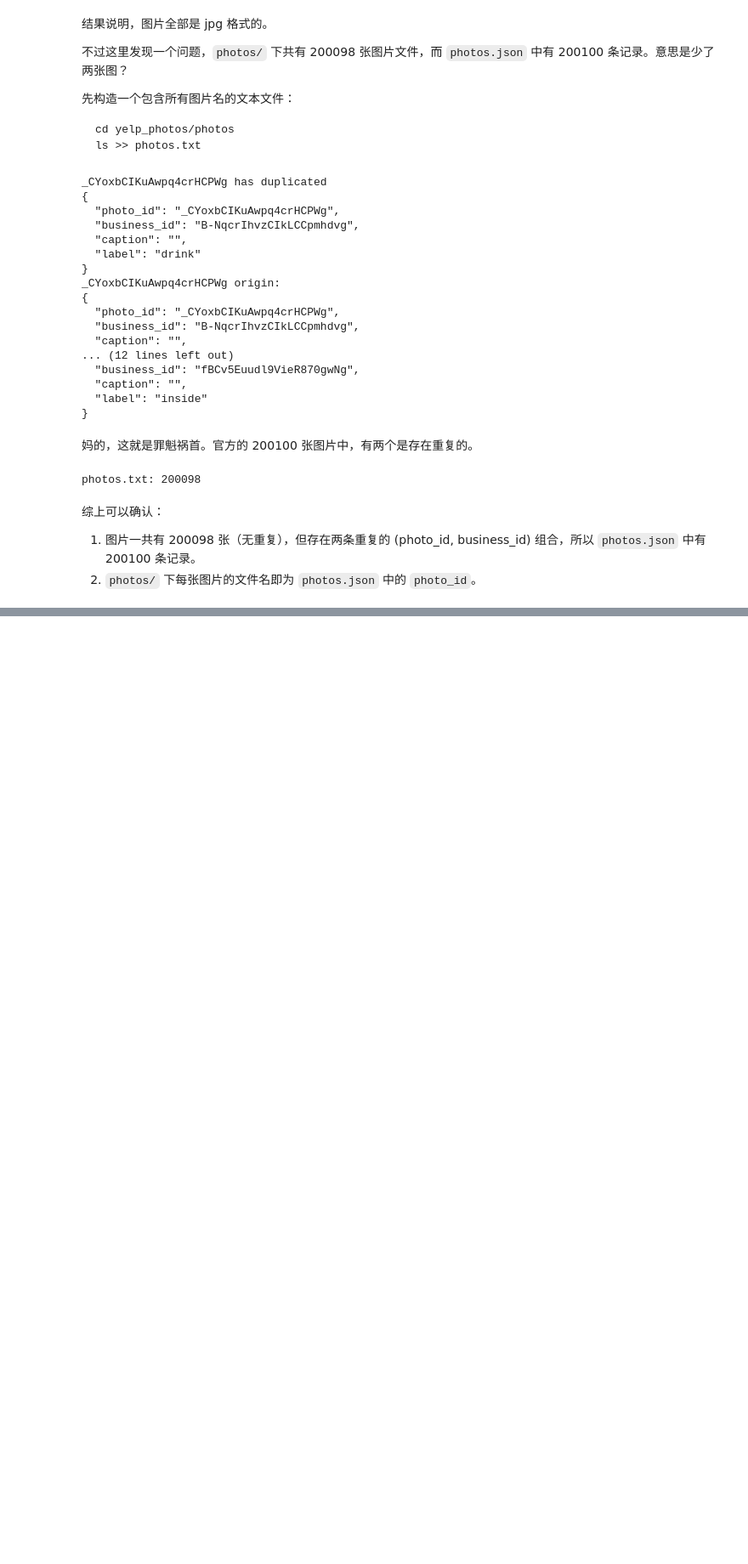
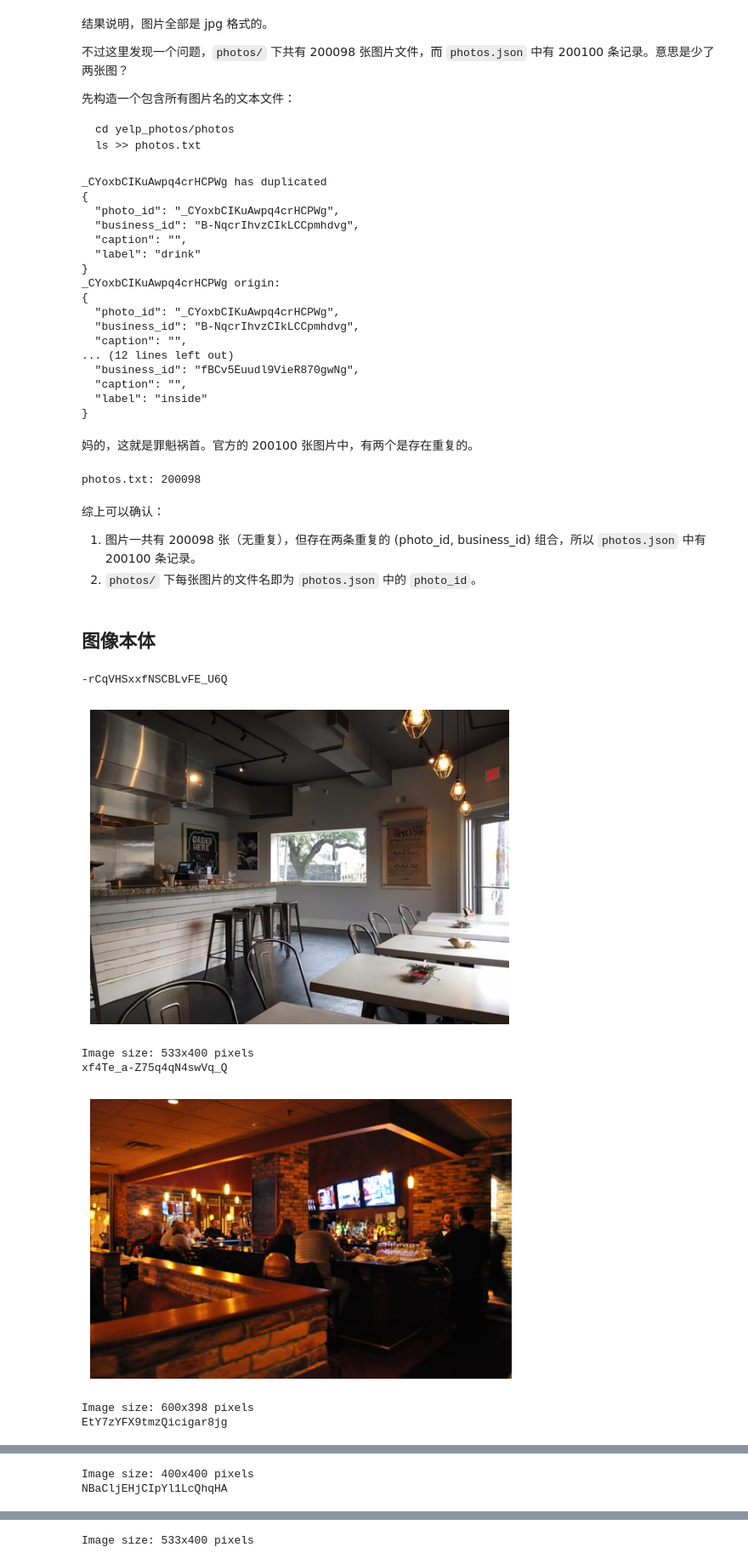
Before and after one commit to sun2ot/SELFRec, a Jupyter notebook: notebook/yelp_data_analysis.ipynb, the cells around one changed output, grey strips where cells are left out. Shown at 85% size. Cells and saved outputs as stored; diff of their text form; code cells hidden in the pictures; blank space fills up the shorter version.

```diff
--- a/notebook/yelp_data_analysis.ipynb
+++ b/notebook/yelp_data_analysis.ipynb
@@ -372,3 +374,5 @@ photos.txt: 200098
 综上可以确认：
 1. 图片一共有 200098 张（无重复），但存在两条重复的 (photo_id, business_id) 组合，所以 `photos.json` 中有 200100 条记录。
 2. `photos/` 下每张图片的文件名即为 `photos.json` 中的 `photo_id`。
+# %% [markdown]
+## 图像本体
@@ -374,0 +382,25 @@ photos.txt: 200098
+# %%
+# 打开图像文件
+img_name = []
+with open('yelp_out/item2photos.txt', 'r') as f:
+    for index, line in enumerate(f):
+        img_name.append(line.split(' ')[1])
+        if index == 3: break
+
+for idx in range(4):
+    print(img_name[idx])
+    img = Image.open(f'{yelp_photo_path}photos/{img_name[idx]}.jpg')  # 替换为你的图片路径
+    width, height = img.size
+    # 显示图像
+    plt.imshow(img)
+    plt.axis("off")  # 不显示坐标轴
+    plt.show()
+    print(f"Image size: {width}x{height} pixels")
+# %% [output]
+-rCqVHSxxfNSCBLvFE_U6Q
+[figure, added]
+Image size: 533x400 pixels
+xf4Te_a-Z75q4qN4swVq_Q
+[figure, added]
+Image size: 600x398 pixels
+EtY7zYFX9tmzQicigar8jg
@@ -374,0 +408,2 @@ photos.txt: 200098
+Image size: 400x400 pixels
+NBaCljEHjCIpYl1LcQhqHA
@@ -374,0 +411 @@ photos.txt: 200098
+Image size: 533x400 pixels
```
Also changed, not shown: parts of 6 cells of this notebook, 1 other file.
